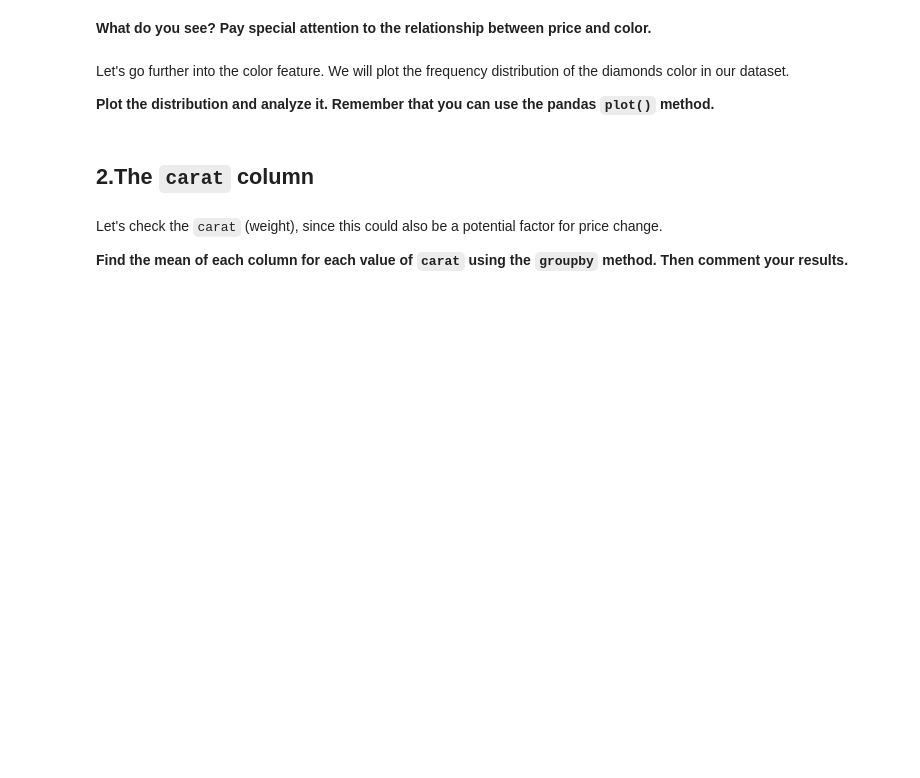
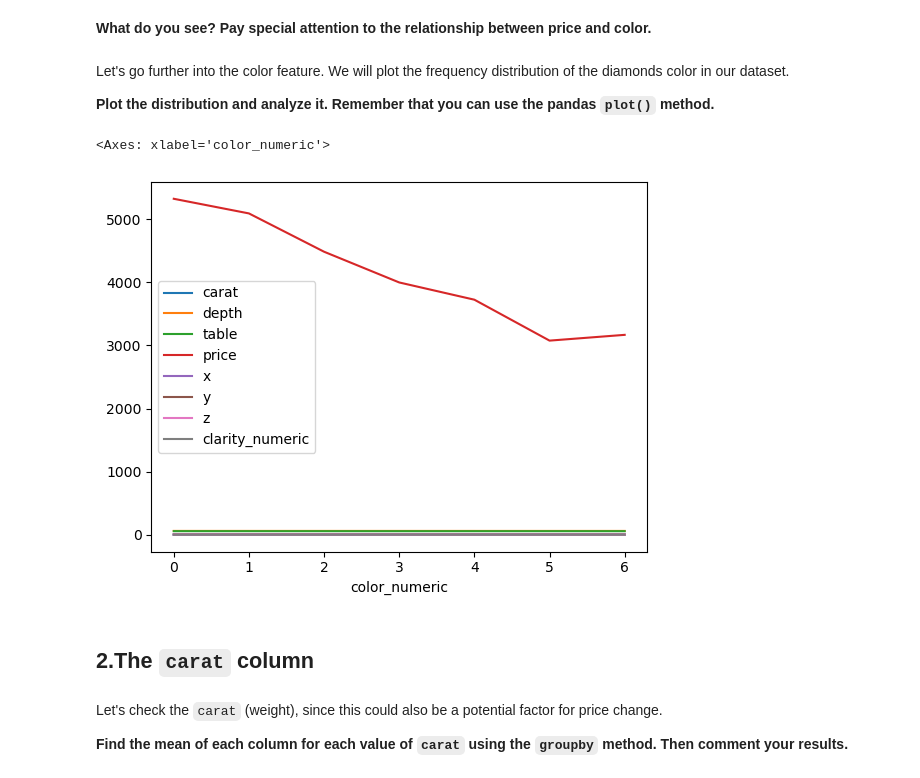
Before and after one commit to Zzabur/Simplon-Data-Engineer, a Jupyter notebook: Jour3/labs/Mini-projet-Diamond/2.-EDAme.ipynb, the cells around one changed output. Cells and saved outputs as stored; diff of their text form; code cells hidden in the pictures; blank space fills up the shorter version.

```diff
--- a/Jour3/labs/Mini-projet-Diamond/2.-EDAme.ipynb
+++ b/Jour3/labs/Mini-projet-Diamond/2.-EDAme.ipynb
@@ -53,15 +53,15 @@ Let's start by looking at how the charateristics of a diamond (especially the pr
 
 **Using the `describe()` method, take a look on the dataset paying special attention to the variability. Comment what you see.**
 # %%
-# Définir l'ordre de couleur du pire au meilleur
-label_color = {"J":0, "I":1, "H":2, "G":3, "F":4, "E":5, "D":6}
+# # Définir l'ordre de couleur du pire au meilleur
+# label_color = {"J":0, "I":1, "H":2, "G":3, "F":4, "E":5, "D":6}
 
-# Créer une nouvelle colonne avec le score numérique
-diamonds['color_numeric'] = diamonds['color'].map(label_color)
+# # Créer une nouvelle colonne avec le score numérique
+# diamonds['color_numeric'] = diamonds['color'].map(label_color)
 
-# Vérifier le résultat
-print(diamonds[['color', 'color_numeric']].head())
-diamonds.head(10)
+# # Vérifier le résultat
+# print(diamonds[['color', 'color_numeric']].head())
+# diamonds.head(10)
 # %% [output]
   color  color_numeric
 0     E              5
@@ -127,0 +119,4 @@ First, let's look at the color column.
+# %%
+#your code here
+color_mean = diamonds.groupby("color").agg("mean", numeric_only=True)
+color_mean.head(10)
@@ -135,6 +140,10 @@ Let's go further into the color feature. We will plot the frequency distribution
 **Plot the distribution and analyze it. Remember that you can use the pandas `plot()` method.**
 # %%
 #your code here
+color_mean.plot()
+# %% [output]
+<Axes: xlabel='color_numeric'>
+[figure, added]
 # %%
 #your comments here
 # %% [markdown]
```
Also changed, not shown: parts of 4 cells of this notebook.
